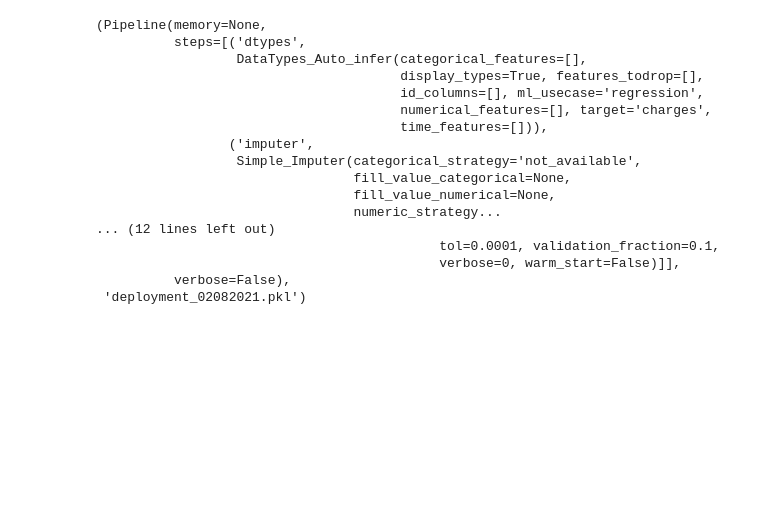
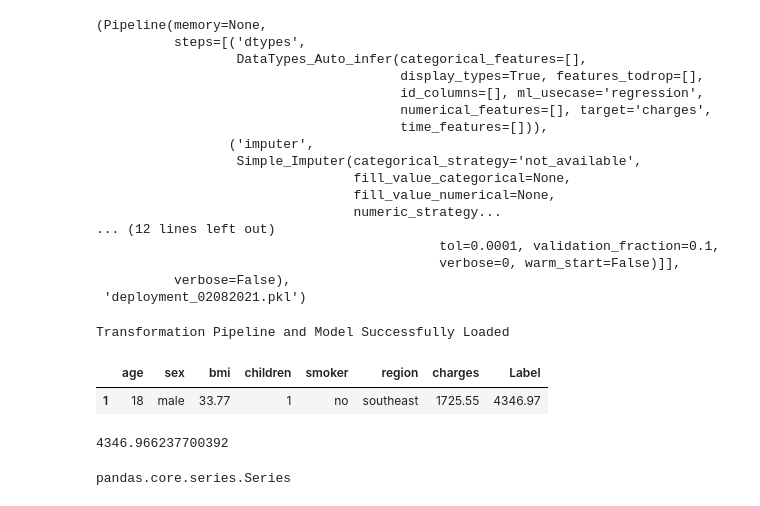
Before and after one commit to trevorzhen/Insurance, a Jupyter notebook: insurance_jupyter.ipynb, the cells around one changed output. Drawn from its saved outputs; the diff is of its cells as text; code cells hidden in the pictures; blank space fills up the shorter version.

```diff
--- a/insurance_jupyter.ipynb
+++ b/insurance_jupyter.ipynb
@@ -77,3 +77,22 @@ Transformation Pipeline and Model Successfully Saved
                                             verbose=0, warm_start=False)]],
           verbose=False),
  'deployment_02082021.pkl')
+# %%
+model = load_model('deployment_02082021')
+# %% [output]
+Transformation Pipeline and Model Successfully Loaded
+# %%
+predicted_expense = predict_model(estimator=model, data = data.iloc[[1]])
+# %%
+predicted_expense.style.set_precision(2)
+# %% [output]
+|  | age | sex | bmi | children | smoker | region | charges | Label |
+| 1 | 18 | male | 33.77 | 1 | no | southeast | 1725.55 | 4346.97 |
+# %%
+predicted_expense.iloc[0][7]
+# %% [output]
+4346.966237700392
+# %%
+type(predicted_expense['Label'])
+# %% [output]
+pandas.core.series.Series
```
Also changed, not shown: parts of 1 cell of this notebook, 3 other files.
